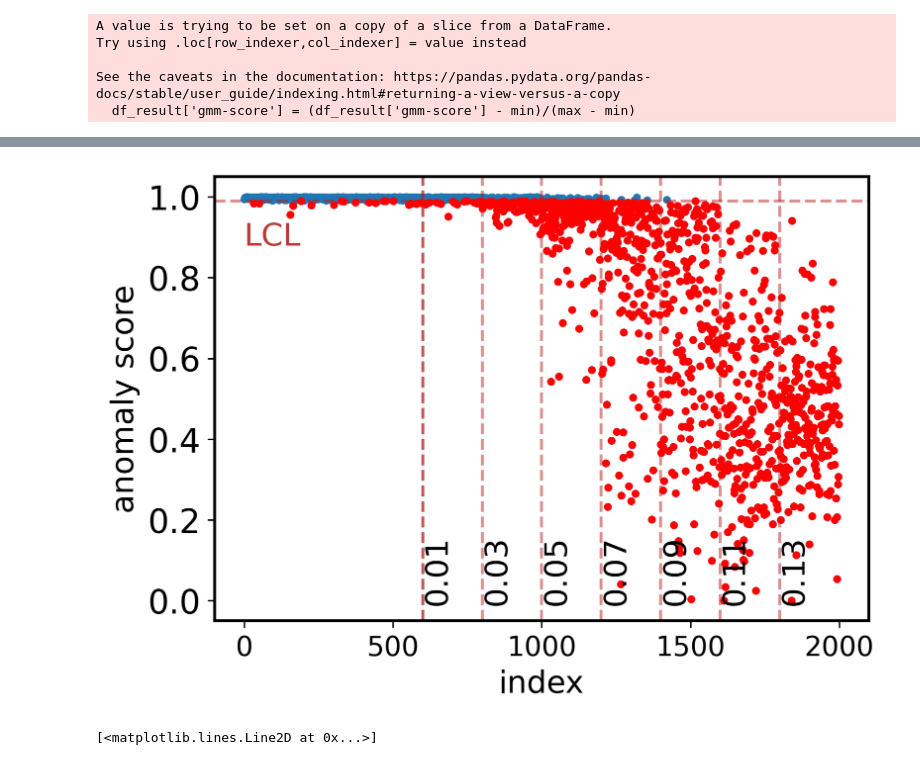
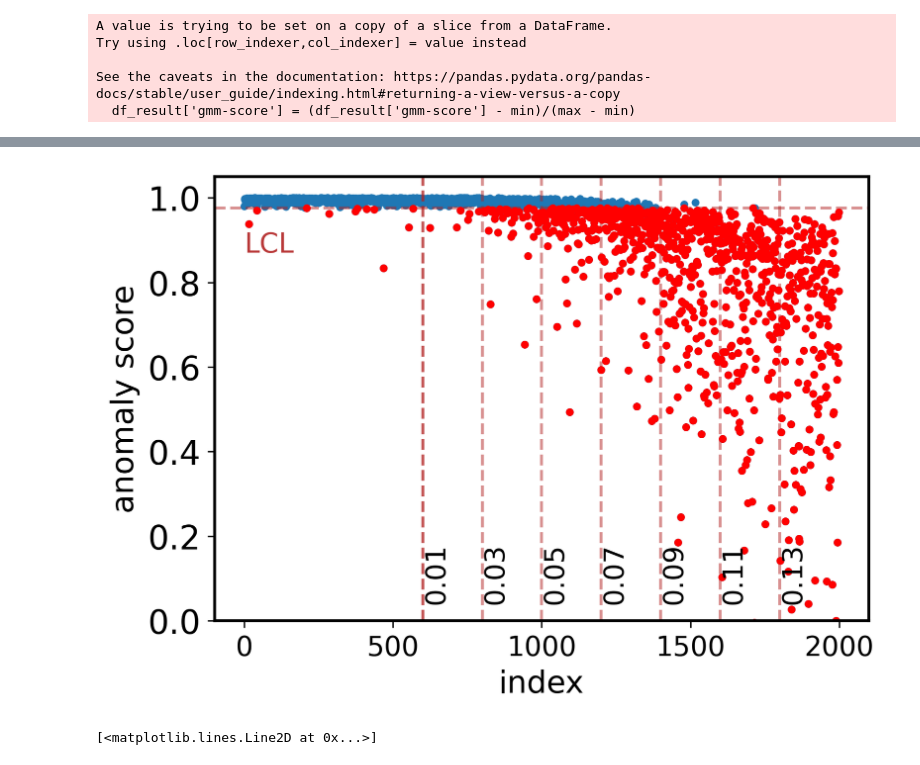
Before and after one commit to YacineBelHadj/PBSHM_mdof, a Jupyter notebook: notebooks/ood.ipynb, the cells around one changed output, grey strips where cells are left out. Saved outputs shown, nothing was run; the diff lists cells and outputs as text; code cells hidden in the pictures.

```diff
--- a/notebooks/ood.ipynb
+++ b/notebooks/ood.ipynb
@@ -122,7 +128,7 @@ reduce_lr = tf.keras.callbacks.ReduceLROnPlateau(monitor='val_loss',
 # %%
 model_.fit(psds_train, system_id_train, epochs=100, batch_size=64,verbose=1,validation_split=0.2,
               callbacks=[early_stopping_callback,reduce_lr,model_checkpoint_callback])
-best_model = tf.keras.models.load_model('best_model.h5',
+best_model = tf.keras.models.load_model(path_model,
                                              custom_objects={'DenseSignalClassifier': DenseSignalClassifier,
                                                              'loss_fn': get_loss(temperature=1)})
 # %% [output]
@@ -312,5 +269,3 @@ Try using .loc[row_indexer,col_indexer] = value instead
 
 See the caveats in the documentation: https://pandas.pydata.org/pandas-docs/stable/user_guide/indexing.html#returning-a-view-versus-a-copy
   df_result['gmm-score'] = score
-# %%
-df_result['gmm-score'] = df_result['gmm-score'] - df_result['gmm-score'].min()
@@ -396,7 +333,7 @@ See the caveats in the documentation: https://pandas.pydata.org/pandas-docs/stab
   df_result['gmm-score'] = df_result['gmm-score'] + 0.5
 # %%
 # min max scale the gmm score
-df_result['gmm-score'] = (df_result['gmm-score'] - 0.5)/(1.1 - 0.5)
+df_result['gmm-score'] = (df_result['gmm-score'] - 0.8)/(1 - 0.8)
 # %% [output]
 A value is trying to be set on a copy of a slice from a DataFrame.
 Try using .loc[row_indexer,col_indexer] = value instead
@@ -453,8 +390,8 @@ def plot_control_chart(df,system_id, column='confidence', ax=None):
 # %%
 sys = 'system_17'
 df_sys = df_result[df_result['system_name'] == sys]
-min = df_sys['gmm-score'].min()
-max = df_sys['gmm-score'].max()
+min = df_sys['gmm-score'].quantile(0.01)
+max = df_sys['gmm-score'].quantile(0.99)
 df_result['gmm-score'] = (df_result['gmm-score'] - min)/(max - min)
 # %% [output]
 A value is trying to be set on a copy of a slice from a DataFrame.
@@ -480,11 +402,12 @@ Name: gmm-score, Length: 52000, dtype: float64
 # %%
 fig,ax= plt.subplots(figsize=(6, 4.1))
+plt.ylim(0,1.05)
 plot_control_chart(df_result,column='gmm-score',system_id='system_17',ax=ax)
 plt.ylabel('anomaly score')
 plt.title(label='')
 fig.savefig('gmm_score_system_1.png',dpi=300,bbox_inches='tight')
 # %% [output]
-[figure, old version]
+[figure, new version]
 # %%
 # %% [output]
 [<matplotlib.lines.Line2D at 0x...>]
```
Also changed, not shown: parts of 29 cells of this notebook, 8 other files.
